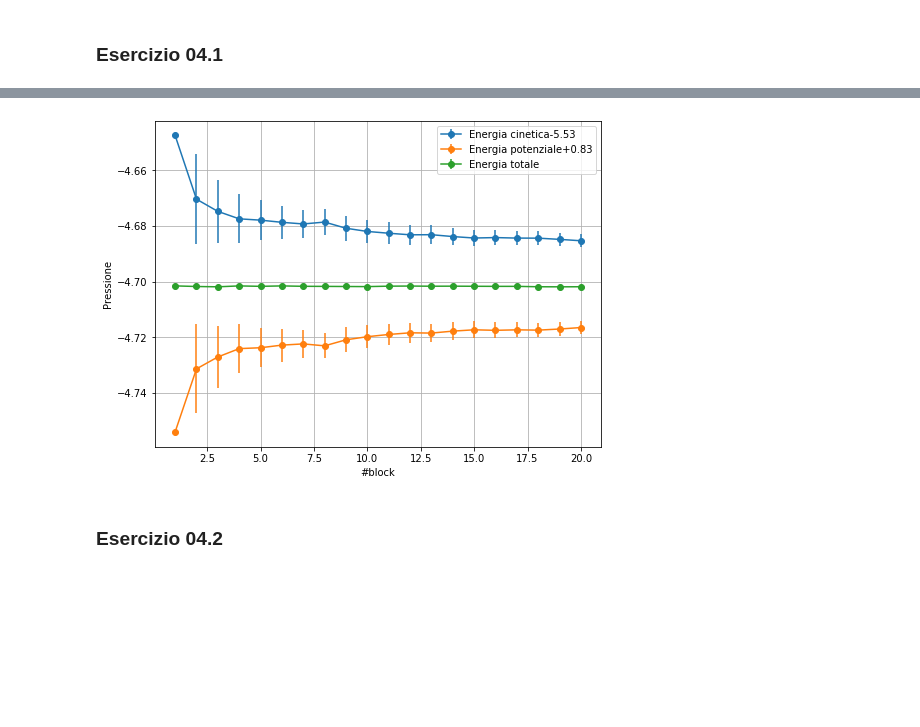
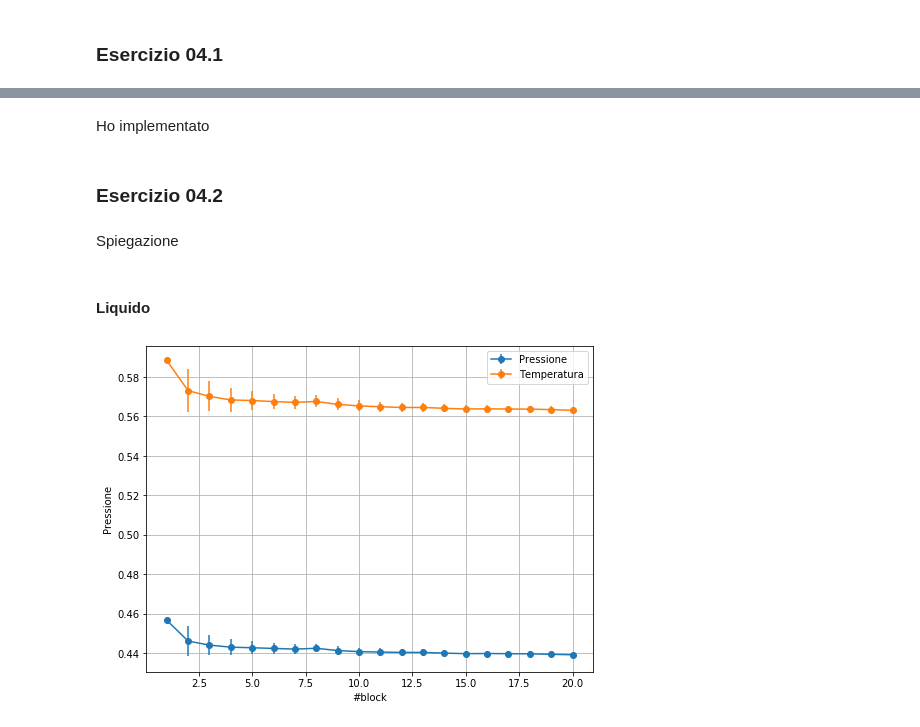
Before and after one commit to dariopullia/Numerical_Simulations_Lab, a Jupyter notebook: 04/Lezione4.ipynb, the cells around one changed output, grey strips where cells are left out. Saved outputs shown, nothing was run; the diff lists cells and outputs as text; code cells hidden in the pictures; blank space fills up the shorter version.

```diff
--- a/04/Lezione4.ipynb
+++ b/04/Lezione4.ipynb
@@ -36,17 +7,38 @@ plt.show()
-# %%
-fig=plt.figure(figsize=(8, 6))
-
-plt.errorbar(x,Ekin-5.53, yerr=EkinErr, marker="o", label="Energia cinetica-5.53")
-plt.errorbar(x,Epot+0.83, yerr=EpotErr, marker="o", label="Energia potenziale+0.83")
-plt.errorbar(x,Etot, yerr=EtotErr, marker="o", label="Energia totale")
-
-plt.xlabel('#block')
-plt.ylabel('Pressione')
-#plt.axhline(y = 14.97579, color = 'r', linestyle = '-',label="Call Price with Analytical method")
-plt.grid(True)
-plt.legend()
-plt.show()
-# %% [output]
-[figure, removed]
+# %% [markdown]
+Ho implementato
 # %% [markdown]
 ### Esercizio 04.2
+# %% [markdown]
+Spiegazione
+# %% [markdown]
+#### Liquido
+# %%
+import matplotlib
+import matplotlib.pyplot as plt
+import numpy as np
+
+
+N=20
+#ave, ave_prog, err = np.loadtxt("ex-4/MDNVE_MCNVT/output_pres.dat", usecols=(2,3,4), delimiter=' ', unpack='true')
+pres, presErr= np.loadtxt("data02/liquid/output_pres.dat", usecols=(2,3), delimiter=' ', unpack='true')
+Etot, EtotErr= np.loadtxt("data02/liquid/output_etot.dat", usecols=(2,3), delimiter=' ', unpack='true')
+Epot, EpotErr= np.loadtxt("data02/liquid/output_epot.dat", usecols=(2,3), delimiter=' ', unpack='true')
+Ekin, EkinErr= np.loadtxt("data02/liquid/output_ekin.dat", usecols=(2,3), delimiter=' ', unpack='true')
+Temp, TempErr= np.loadtxt("data02/liquid/output_temp.dat", usecols=(2,3), delimiter=' ', unpack='true')
+
+
+x = np.arange(N)+1
+fig=plt.figure(figsize=(8, 6))
+
+plt.errorbar(x,pres, yerr=presErr, marker="o", label="Pressione")
+plt.errorbar(x,Temp, yerr=TempErr, marker="o", label="Temperatura")
+
+
+plt.xlabel('#block')
+plt.ylabel('Pressione')
+#plt.axhline(y = 14.97579, color = 'r', linestyle = '-',label="Call Price with Analytical method")
+plt.grid(True)
+plt.legend()
+plt.show()
+# %% [output]
+[figure, added]
```
Also changed, not shown: parts of 7 cells of this notebook, 30 other files.
